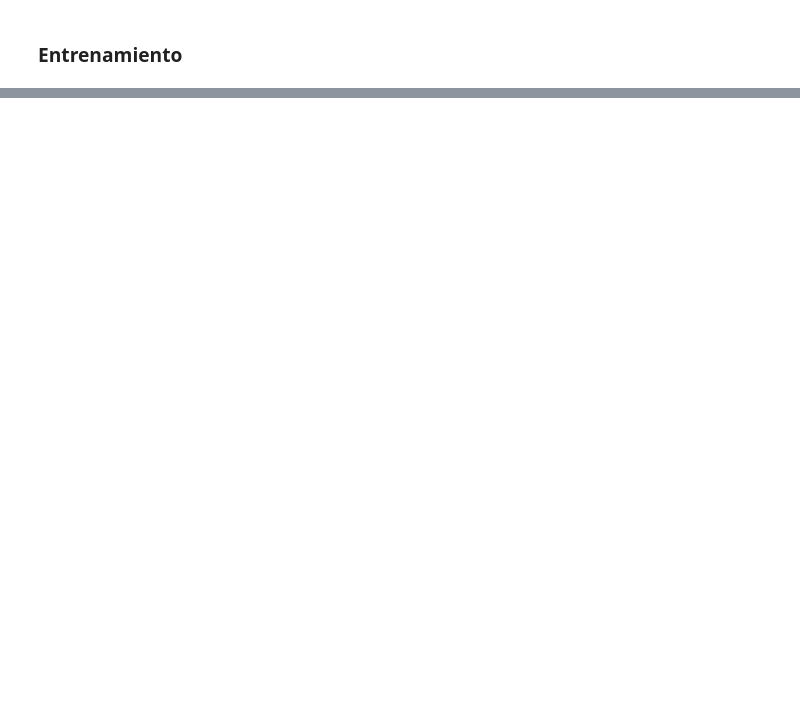
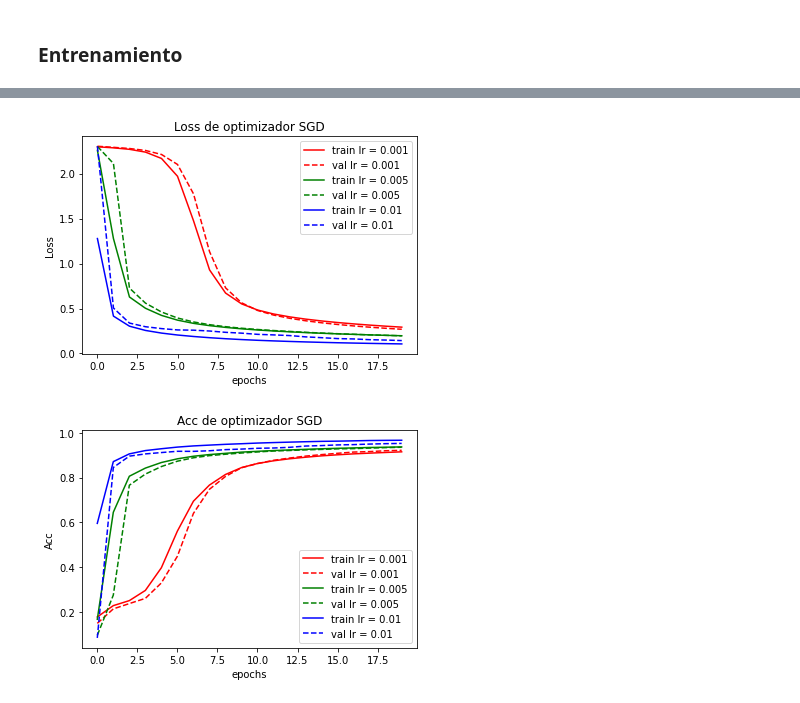
Before and after one commit to MartinVIllesca/Curso-teoria-informacion, a Jupyter notebook: Tarea_Capsula_0.ipynb, the cells around one changed output, grey strips where cells are left out. Cells and saved outputs as stored; diff of their text form; code cells hidden in the pictures; blank space fills up the shorter version.

```diff
--- a/Tarea_Capsula_0.ipynb
+++ b/Tarea_Capsula_0.ipynb
@@ -169,10 +190,6 @@ criterion = ...
 # %% [markdown]
 ### Entrenamiento
-# %%
-epochs = ...
-
-...
-
-for e in epochs:
-
-  ....
+# %%
+def correct_labels(y_pred,target):
+  pred = np.argmax(y_pred, axis=1)
+  return np.sum(np.equal(pred,target))
@@ -178,0 +256,15 @@ for e in epochs:
+# %%
+# primer optimizador SGD
+criterion = nn.NLLLoss()
+
+SGD_loss = []
+SGD_acc = []
+
+for lr_ in lr:
+  print('entrenamiento con SGD lr = {}'.format(lr_))
+  model = my_first_convnet()
+  optimizador = torch.optim.SGD(model.parameters(), lr=lr_)
+  train_loss, val_loss, train_acc, val_acc = train(optimizador)
+
+  SGD_loss.append([train_loss, val_loss])
+  SGD_acc.append([train_acc, val_acc])
@@ -178,0 +355,16 @@ for e in epochs:
+# %%
+def plotear(optimizador_data, titulo, ylabel):
+  c = ['r', 'g', 'b']
+  for i in range(3):
+    aux = optimizador_data[i]
+    plt.plot(aux[0], label='train lr = {}'.format(lr[i]), color=c[i])
+    plt.plot(aux[1], label='val lr = {}'.format(lr[i]), color=c[i], linestyle='dashed')
+  plt.title(titulo), plt.ylabel(ylabel), plt.xlabel('epochs')
+  plt.legend()
+  plt.show()
+# %%
+plotear(SGD_loss, 'Loss de optimizador SGD', 'Loss')
+plotear(SGD_acc, 'Acc de optimizador SGD', 'Acc')
+# %% [output]
+[figure, added]
+[figure, added]
```
Also changed, not shown: parts of 17 cells of this notebook.
